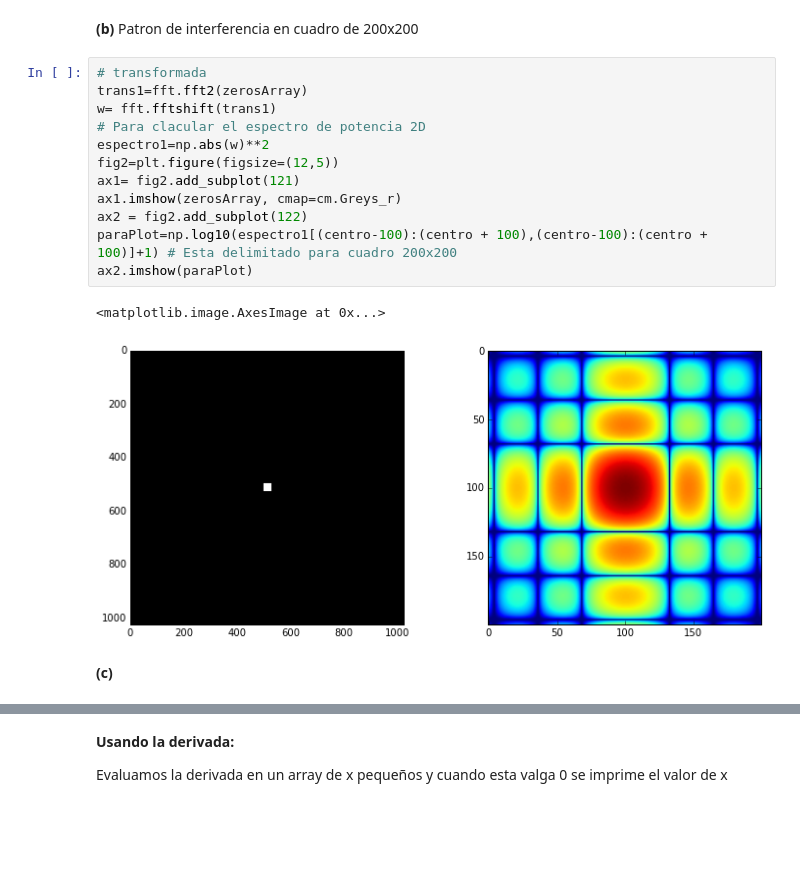
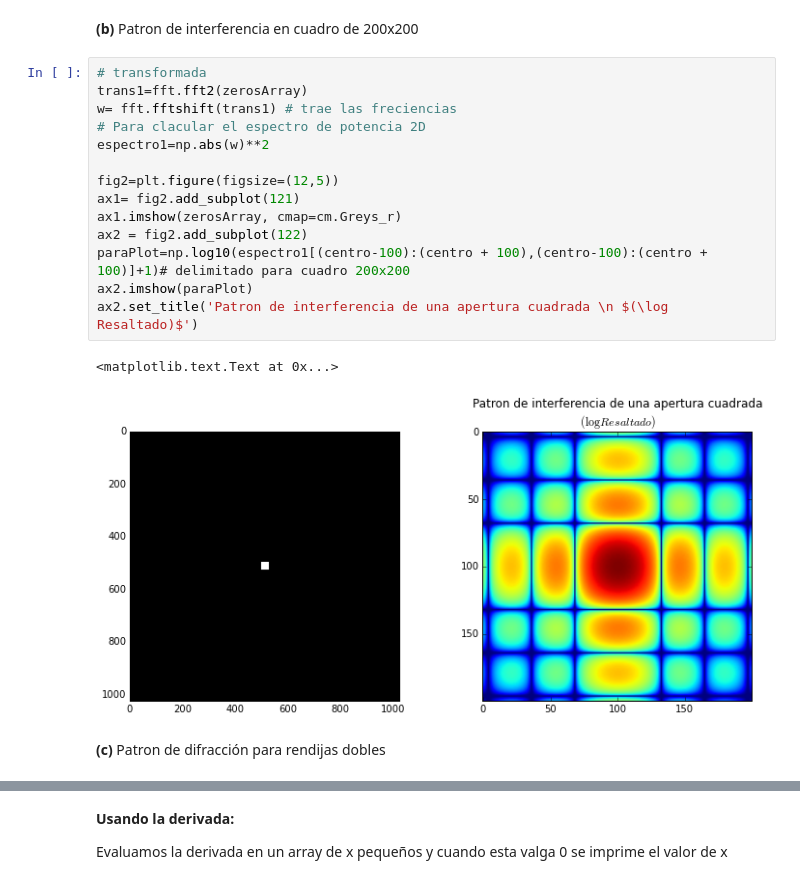
Before and after one commit to natalycr/MC, a Jupyter notebook: Tareas/HW4/HW4.ipynb, the cells around one changed output, grey strips where cells are left out. Cells and saved outputs as stored; diff of their text form; blank space fills up the shorter version.

```diff
--- a/Tareas/HW4/HW4.ipynb
+++ b/Tareas/HW4/HW4.ipynb
@@ -26,20 +26,22 @@ plt.imshow(zerosArray, cmap=cm.Greys_r)
 # %%
 # transformada
 trans1=fft.fft2(zerosArray)
-w= fft.fftshift(trans1)
+w= fft.fftshift(trans1) # trae las freciencias
 # Para clacular el espectro de potencia 2D
 espectro1=np.abs(w)**2
+
 fig2=plt.figure(figsize=(12,5))
 ax1= fig2.add_subplot(121)
 ax1.imshow(zerosArray, cmap=cm.Greys_r)
 ax2 = fig2.add_subplot(122)
-paraPlot=np.log10(espectro1[(centro-100):(centro + 100),(centro-100):(centro + 100)]+1) # Esta delimitado para cuadro 200x200
+paraPlot=np.log10(espectro1[(centro-100):(centro + 100),(centro-100):(centro + 100)]+1)# delimitado para cuadro 200x200
 ax2.imshow(paraPlot)
+ax2.set_title('Patron de interferencia de una apertura cuadrada \n $(\log Resaltado)$')
 # %% [output]
-<matplotlib.image.AxesImage at 0x...>
+<matplotlib.text.Text at 0x...>
-[figure, old version]
+[figure, new version]
-# %% [markdown]
-**(c)**
+# %% [markdown]
+**(c)** Patron de difracción para rendijas dobles
 # %%
 fig3=plt.figure(figsize=(13,6))
 
```
Also changed, not shown: parts of 9 cells of this notebook, 1 other file.
